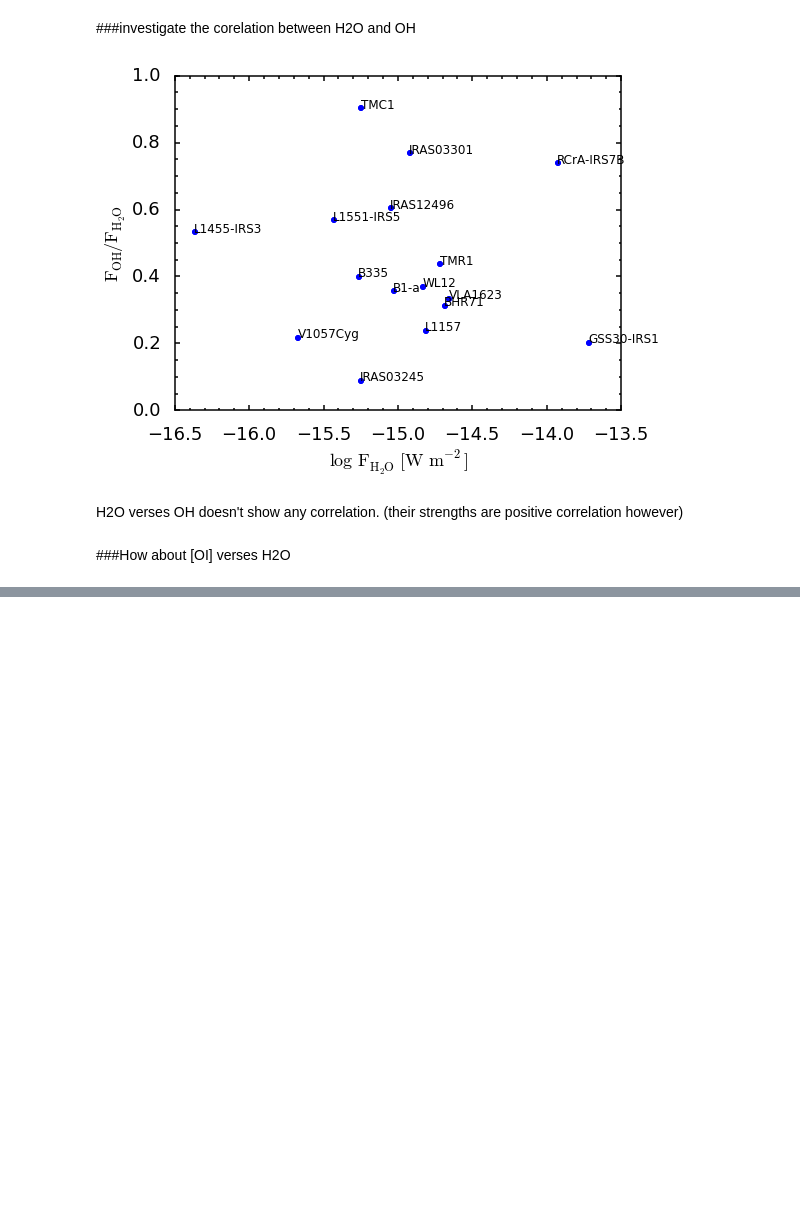
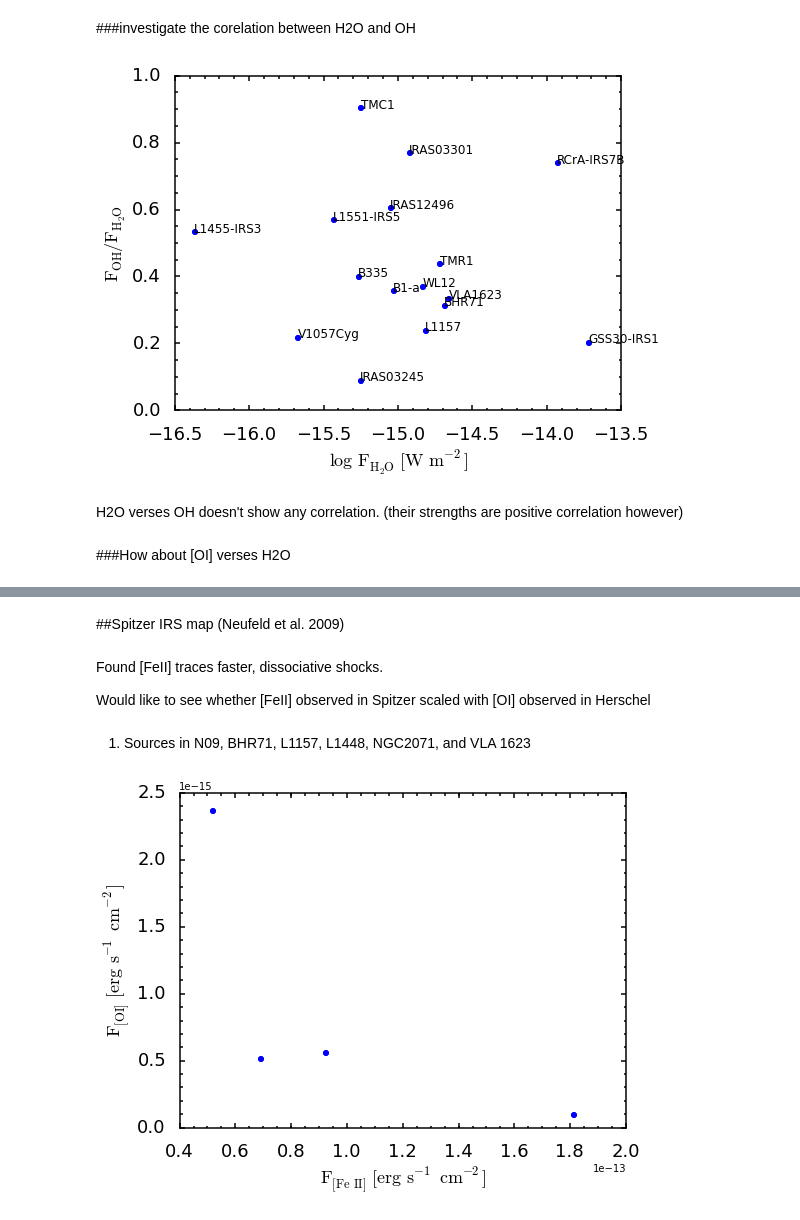
Before and after one commit to yaolun/sa, a Jupyter notebook: shock_analysis_CDF.ipynb, the cells around one changed output, grey strips where cells are left out. Saved outputs shown, nothing was run; the diff lists cells and outputs as text; code cells hidden in the pictures; blank space fills up the shorter version.

```diff
--- a/shock_analysis_CDF.ipynb
+++ b/shock_analysis_CDF.ipynb
@@ -23,6 +24,21 @@ if not os.path.exists(plotdir):
 # %% [markdown]
 ###investigate the corelation between H2O and OH
 # %%
+def read_fitting_co(filepath,noiselevel):
+    from astropy.io import ascii
+    co_label = []
+    data = ascii.read(filepath)
+    header = data.colnames
+    data = data[(data['SNR']>noiselevel) & (data['Validity']!=0) & (data['Str(W/cm2)']>0)]
+
+    ind_co = []
+    for i in range(0, len(data['Line'])):
+        if 'CO' in data['Line'][i]:
+            #wl, wl_sig, flux, flux_sig, E_u, A, g
+            if not ('HCO' in data['Line'][i]) or ('13CO' in data['Line'][i]):
+                ind_co.append(i)
+    co_data = data[ind_co]
+    return co_data, co_data['Line']
 def read_fitting_h2o(filepath,noiselevel):
     from astropy.io import ascii
     h2o_label = []
@@ -208,0 +341,54 @@ ax.tick_params('both',labelsize=18,width=1.5,which='minor',pad=15,length=2.5)
+# %% [markdown]
+##Spitzer IRS map (Neufeld et al. 2009)
+# %% [markdown]
+Found [FeII] traces faster, dissociative shocks.
+
+Would like to see whether [FeII] observed in Spitzer scaled with [OI] observed in Herschel
+# %% [markdown]
+1. Sources in N09, BHR71, L1157, L1448, NGC2071, and VLA 1623
+# %%
+obj_n09 = ['BHR71', 'L1157', 'L1448-MM', 'VLA1623']
+fe_n09 = [4.5, 8.0, 6.0, 15.7] # unit: 1e-6 erg cm-2 s-1 sr-1, measured in a Gaussian beam size of 25"
+import numpy as np
+import astropy as apy
+# import matplotlib as mpl
+# mpl.use('Agg')
+import matplotlib.pyplot as plt
+import os
+oi_tot = []
+plot_obj = obj_n09
+for obj in obj_n09:
+    # OI
+    oi_data, oi_name = read_fitting_oi(\
+        indir+obj+'/pacs/advanced_products/'+obj+'_centralSpaxel_PointSourceCorrected_CorrectedYES_trim_lines.txt',3)
+
+    # do not count if either OI is not found, or CO, H2O, and OH are not found
+    check = 0
+    if len(oi_name) == 0:
+        print 'OI is not found in %s.' % obj
+        check += 1
+    if check != 0:
+        plot_obj.pop(objlist.index(obj))
+        continue
+
+    # store the total line fluxes
+    oi_tot.append(np.sum(oi_data['Str(W/cm2)']*1e4))
+
+oi_tot = np.array(oi_tot)
+
+# covert [FeII] unit
+fe_n09 = np.array(fe_n09)*1e-6/4.25e10*(25/2.)**2*np.pi
+
+fig = plt.figure(figsize=(8,6))
+ax = fig.add_subplot(111)
+
+ax.plot(fe_n09, oi_tot, 'bo', mec='None')
+ax.set_xlabel(r'$\rm{F_{[Fe\,II]}\,[erg\,s^{-1}\,cm^{-2}]}$', fontsize=18)
+ax.set_ylabel(r'$\rm{F_{[OI]}\,[erg\,s^{-1}\,cm^{-2}]}$', fontsize=18)
+
+[ax.spines[axis].set_linewidth(1.5) for axis in ['top','bottom','left','right']]
+ax.minorticks_on()
+ax.tick_params('both',labelsize=18,width=1.5,which='major',pad=15,length=5)
+ax.tick_params('both',labelsize=18,width=1.5,which='minor',pad=15,length=2.5)
+# %% [output]
+[figure, added]
```
Also changed, not shown: parts of 9 cells of this notebook, 3 other files.
